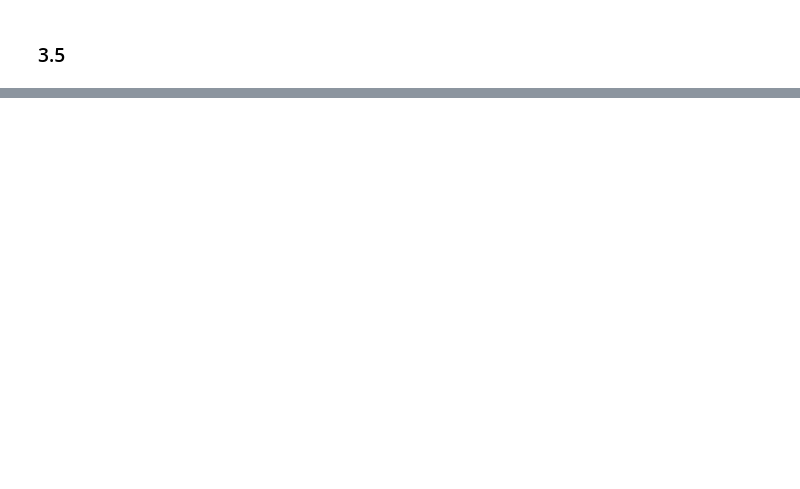
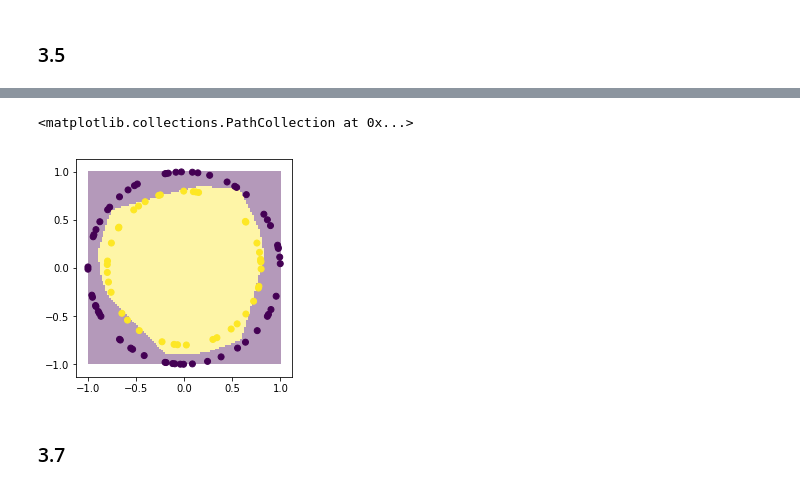
Before and after one commit to quatrejuin/ml_homework_3_code, a Jupyter notebook: ml_homework_3.ipynb, the cells around one changed output, grey strips where cells are left out. Saved outputs shown, nothing was run; the diff lists cells and outputs as text; code cells hidden in the pictures; blank space fills up the shorter version.

```diff
--- a/ml_homework_3.ipynb
+++ b/ml_homework_3.ipynb
@@ -215,0 +502,13 @@ Gradient Finit Differenct: [-0.17279216  0.16535611  0.47371025  0.18621     0.
+# %%
+d = 2
+dh = 8
+m = 2
+model_3_6 = NeuralNetwork()
+model_3_6.set_params(d,dh,m)
+model_3_6.train(circles_train_x, circles_train_y, 100, 10**-2)
+
+predict_list = []
+model_3_6.n = circles_test_x.shape[0]
+predict_list = model_3_6.predict(circles_test_x.T,model_3_6.W1,model_3_6.b1,model_3_6.W2,model_3_6.b2)
+
+print("Accuracy:",cal_accuracy(predict_list,circles_test_y))
@@ -215,0 +534,17 @@ Gradient Finit Differenct: [-0.17279216  0.16535611  0.47371025  0.18621     0.
+# %%
+# Draw decision boundary
+range_x1 = np.linspace(-1,1,100)
+range_x2 = range_x1
+xx1,xx2 = np.meshgrid(range_x1, range_x2)
+data = np.c_[xx1.ravel(),xx2.ravel()]
+model_3_6.n = data.shape[0]
+plot_list = model_3_6.predict(data.T,model_3_6.W1,model_3_6.b1,model_3_6.W2,model_3_6.b2)
+Z = np.array(plot_list).reshape(xx1.shape)
+
+plt.imshow(Z, extent=(xx1.min(), xx1.max(), xx2.min(), xx2.max()), alpha=.4, origin='lower')
+plt.scatter(circles_test_x[:,0],circles_test_x[:,1],c=circles_test_y)
+# %% [output]
+<matplotlib.collections.PathCollection at 0x...>
+[figure, added]
+# %% [markdown]
+### 3.7
```
Also changed, not shown: parts of 38 cells of this notebook.
